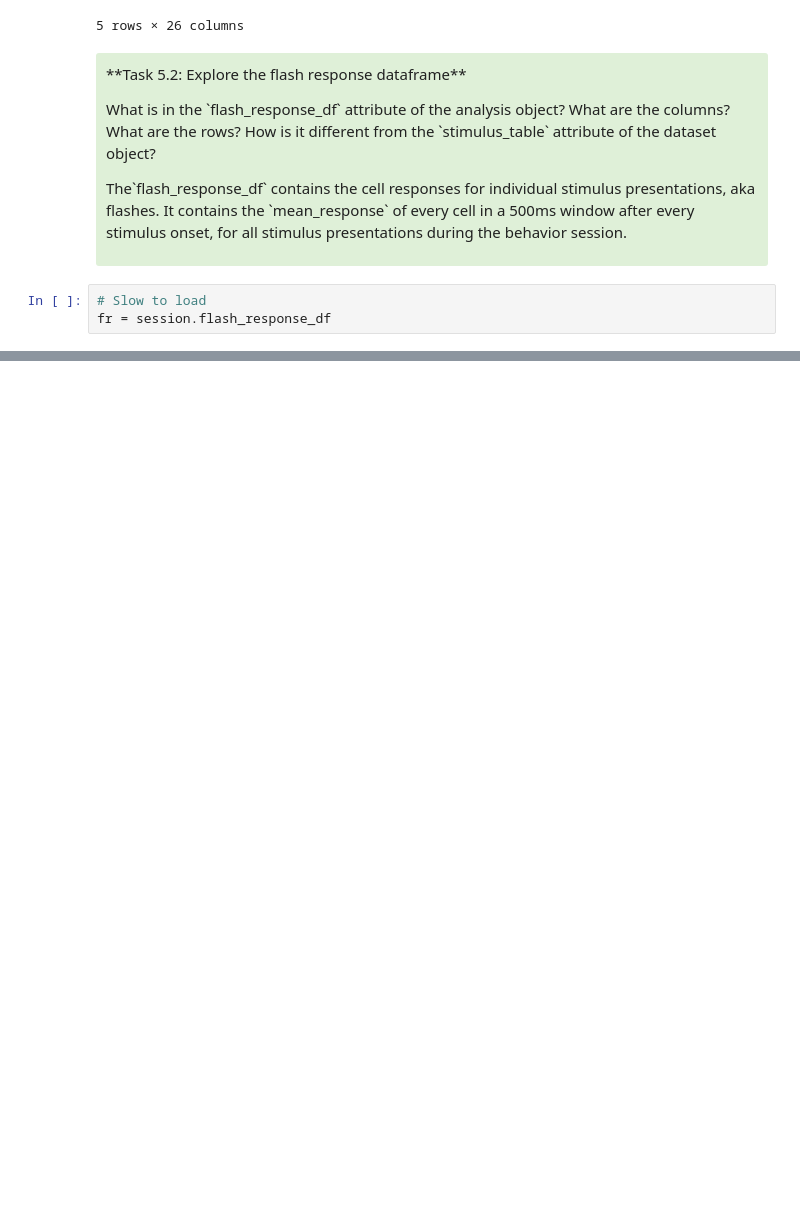
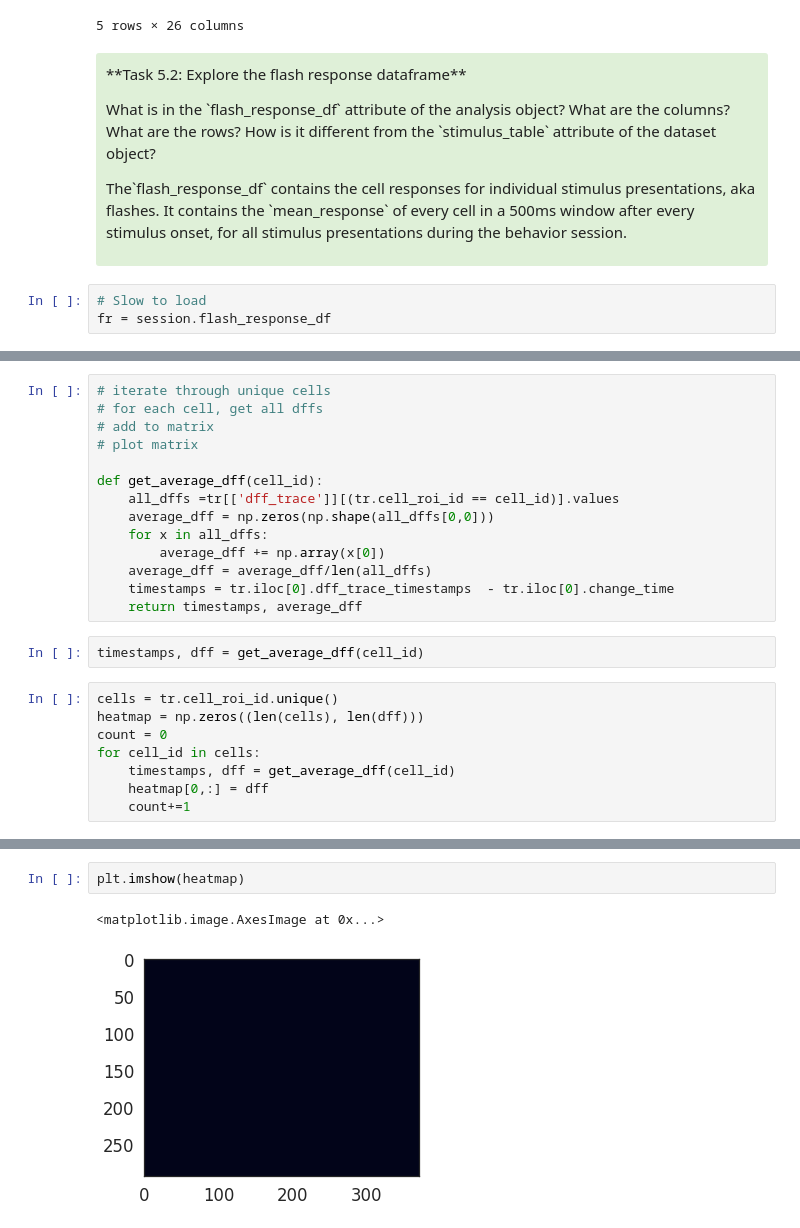
Before and after one commit to AllenInstitute/SWDB_2019, a Jupyter notebook: DynamicBrain/VisualBehavior_alex_exercises.ipynb, the cells around one changed output, grey strips where cells are left out. Drawn from its saved outputs; the diff is of its cells as text; blank space fills up the shorter version.

```diff
--- a/DynamicBrain/VisualBehavior_alex_exercises.ipynb
+++ b/DynamicBrain/VisualBehavior_alex_exercises.ipynb
@@ -844,0 +947,24 @@ fr.head()
+# %%
+# iterate through unique cells
+# for each cell, get all dffs
+# add to matrix
+# plot matrix
+
+def get_average_dff(cell_id):
+    all_dffs =tr[['dff_trace']][(tr.cell_roi_id == cell_id)].values
+    average_dff = np.zeros(np.shape(all_dffs[0,0]))
+    for x in all_dffs:
+        average_dff += np.array(x[0])
+    average_dff = average_dff/len(all_dffs)
+    timestamps = tr.iloc[0].dff_trace_timestamps  - tr.iloc[0].change_time
+    return timestamps, average_dff
+# %%
+timestamps, dff = get_average_dff(cell_id)
+# %%
+cells = tr.cell_roi_id.unique()
+heatmap = np.zeros((len(cells), len(dff)))
+count = 0
+for cell_id in cells:
+    timestamps, dff = get_average_dff(cell_id)
+    heatmap[0,:] = dff
+    count+=1
@@ -844,0 +979,5 @@ fr.head()
+# %%
+plt.imshow(heatmap)
+# %% [output]
+<matplotlib.image.AxesImage at 0x...>
+[figure, added]
```
Also changed, not shown: parts of 30 cells of this notebook.
